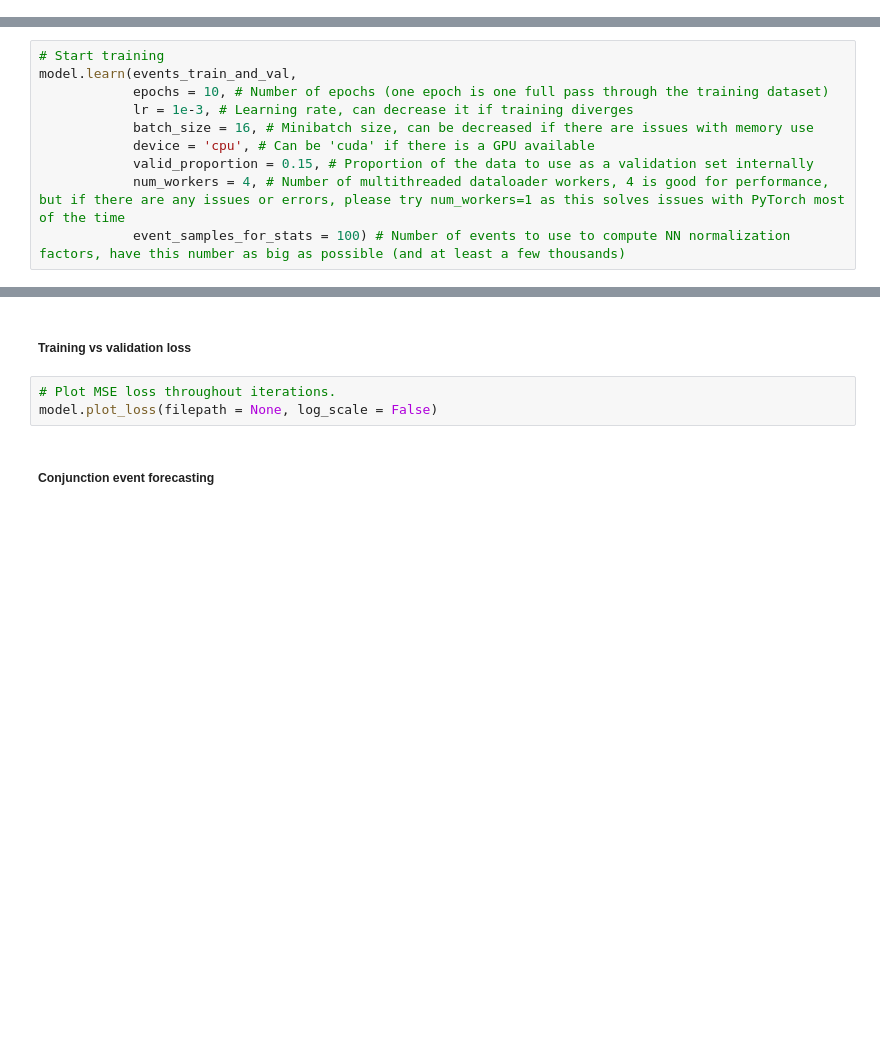
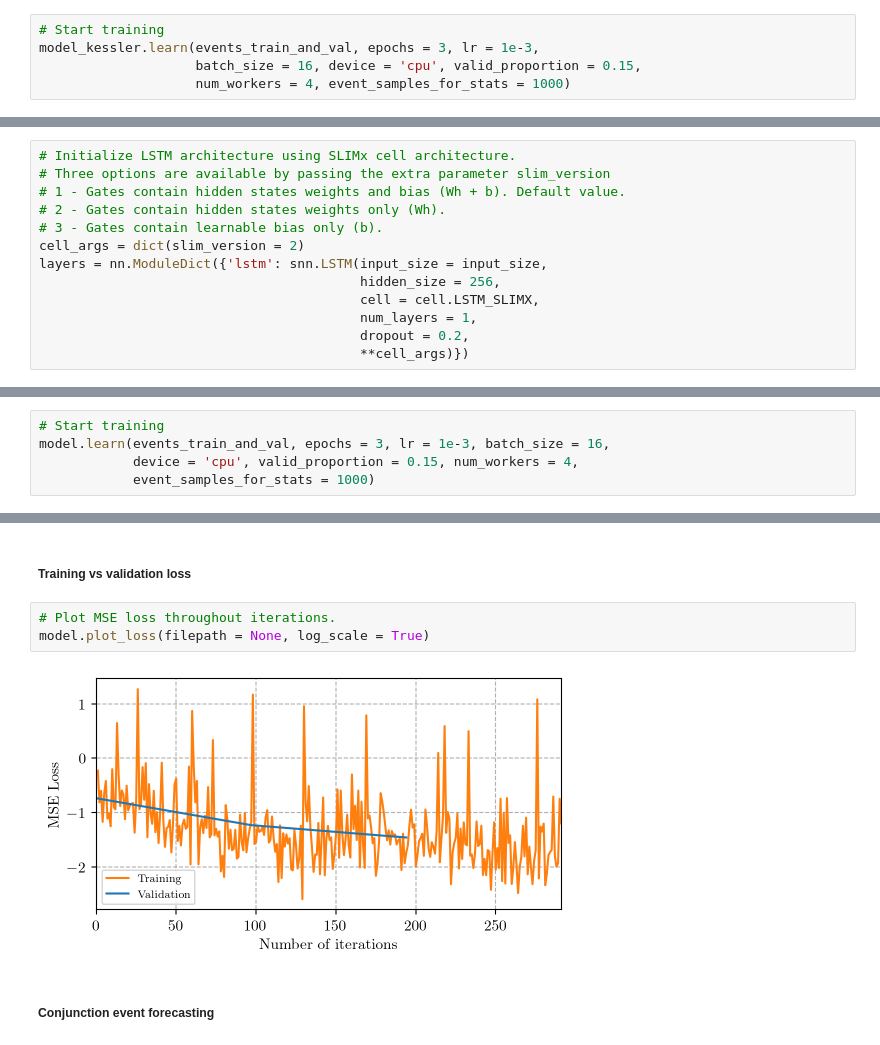
Before and after one commit to JJavierRosales/scapy, a Jupyter notebook: notebooks/rnn_time_series_forecasting.ipynb, the cells around one changed output, grey strips where cells are left out. Saved outputs shown, nothing was run; the diff lists cells and outputs as text; blank space fills up the shorter version.

```diff
--- a/notebooks/rnn_time_series_forecasting.ipynb
+++ b/notebooks/rnn_time_series_forecasting.ipynb
@@ -140,0 +94,5 @@ print(f'\n{model}\n')
+# %%
+# Start training
+model_kessler.learn(events_train_and_val, epochs = 3, lr = 1e-3,
+                    batch_size = 16, device = 'cpu', valid_proportion = 0.15,
+                    num_workers = 4, event_samples_for_stats = 1000)
@@ -140,0 +132,13 @@ print(f'\n{model}\n')
+# %%
+# Initialize LSTM architecture using SLIMx cell architecture.
+# Three options are available by passing the extra parameter slim_version
+# 1 - Gates contain hidden states weights and bias (Wh + b). Default value.
+# 2 - Gates contain hidden states weights only (Wh).
+# 3 - Gates contain learnable bias only (b).
+cell_args = dict(slim_version = 2)
+layers = nn.ModuleDict({'lstm': snn.LSTM(input_size = input_size,
+                                         hidden_size = 256,
+                                         cell = cell.LSTM_SLIMX,
+                                         num_layers = 1,
+                                         dropout = 0.2,
+                                         **cell_args)})
@@ -141,12 +226,7 @@ print(f'\n{model}\n')
 # %% [markdown]
 ### Model training
-# %%
-# Start training
-model.learn(events_train_and_val,
-            epochs = 10, # Number of epochs (one epoch is one full pass through the training dataset)
-            lr = 1e-3, # Learning rate, can decrease it if training diverges
-            batch_size = 16, # Minibatch size, can be decreased if there are issues with memory use
-            device = 'cpu', # Can be 'cuda' if there is a GPU available
-            valid_proportion = 0.15, # Proportion of the data to use as a validation set internally
-            num_workers = 4, # Number of multithreaded dataloader workers, 4 is good for performance, but if there are any issues or errors, please try num_workers=1 as this solves issues with PyTorch most of the time
-            event_samples_for_stats = 100) # Number of events to use to compute NN normalization factors, have this number as big as possible (and at least a few thousands)
+# %%
+# Start training
+model.learn(events_train_and_val, epochs = 3, lr = 1e-3, batch_size = 16,
+            device = 'cpu', valid_proportion = 0.15, num_workers = 4,
+            event_samples_for_stats = 1000)
@@ -154,7 +243,9 @@ model.learn(events_train_and_val,
 ##### Training vs validation loss
 # %%
 # Plot MSE loss throughout iterations.
-model.plot_loss(filepath = None, log_scale = False)
+model.plot_loss(filepath = None, log_scale = True)
+# %% [output]
+[figure, added]
 # %% [markdown]
 ##### Conjunction event forecasting
 # %%
```
Also changed, not shown: parts of 40 cells of this notebook, 4 other files.
